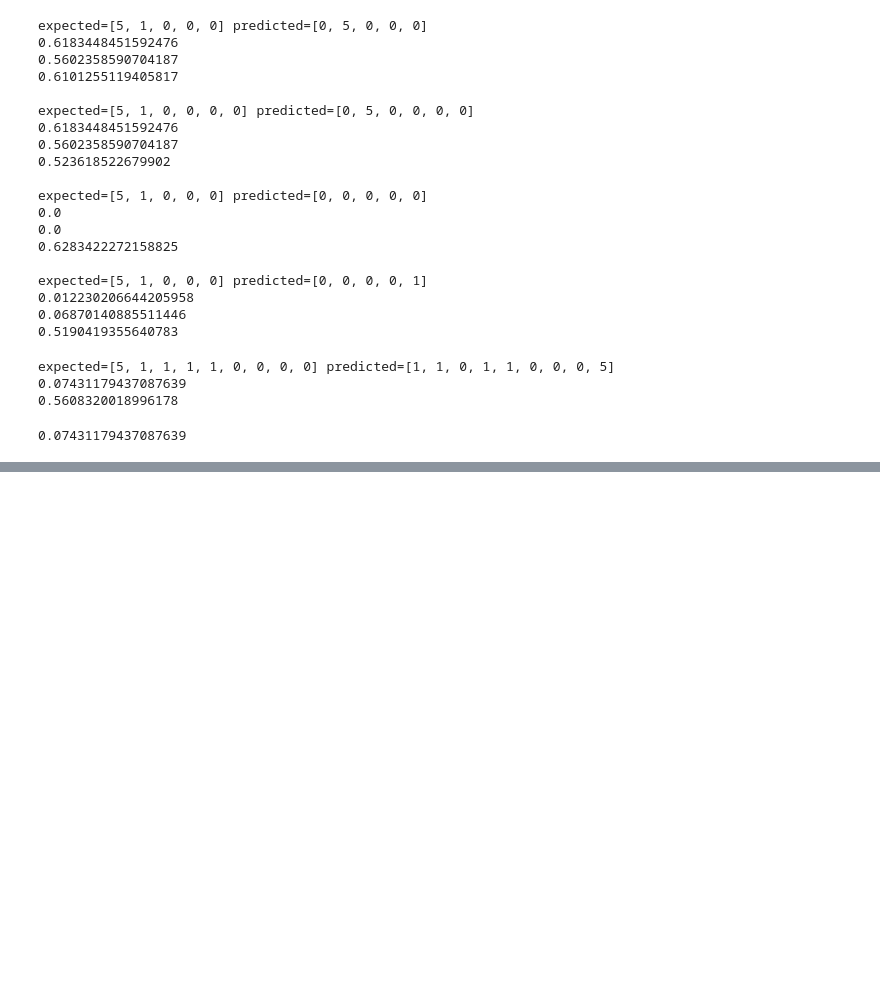
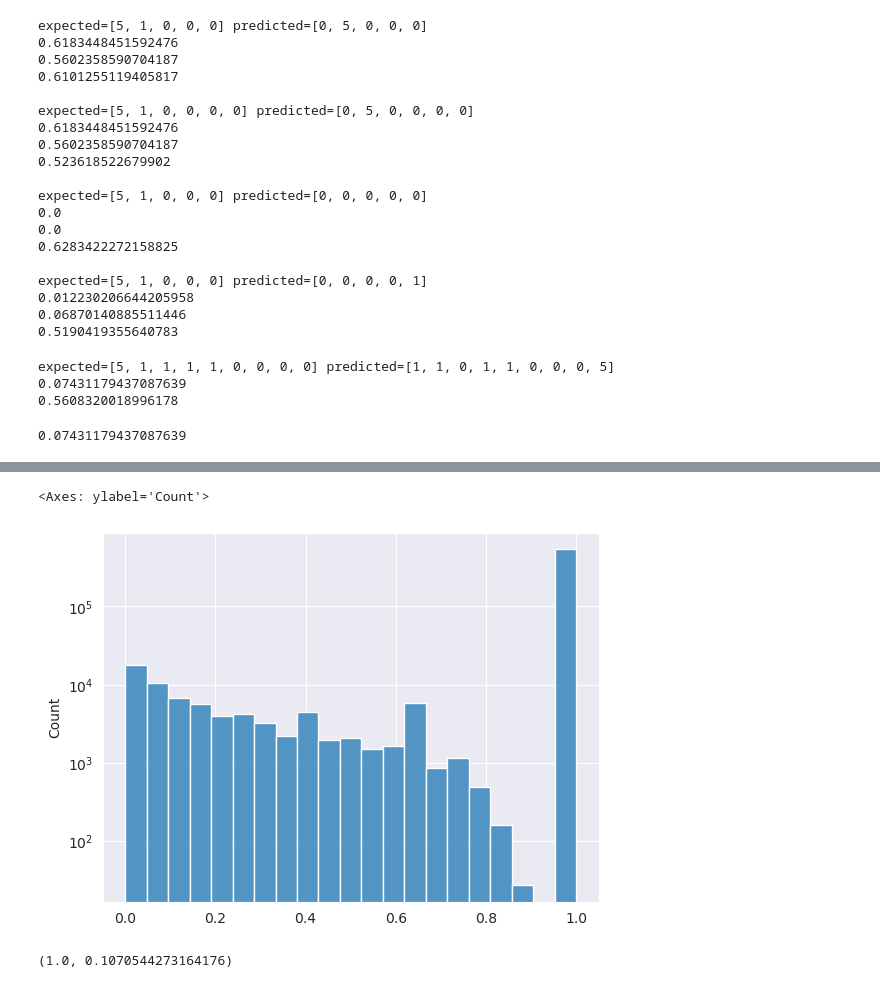
Before and after one commit to chrysapz/Expedia-Hotel-Reccomendation, a Jupyter notebook: robert_eda.ipynb, the cells around one changed output, grey strips where cells are left out. Saved outputs shown, nothing was run; the diff lists cells and outputs as text; code cells hidden in the pictures; blank space fills up the shorter version.

Commit message:
checkpoint

```diff
--- a/robert_eda.ipynb
+++ b/robert_eda.ipynb
@@ -1262,3 +1314,7 @@ def ndcg_dmt(predicted_scores, n=5):
 ndcg_dmt(predicted, 5)
 # %% [output]
 0.07431179437087639
+# %%
+# check the number of search destinations ids for a property id
+df_ps = df.groupby(['prop_id', 'srch_destination_id']).agg({'srch_destination_id':'count', 'booking_bool':'sum', 'click_bool':'sum'}).sort_values('booking_bool', ascending=False)
+df_ps
@@ -1264,0 +1336,5 @@ ndcg_dmt(predicted, 5)
+# %%
+avg_booking_prob = df_ps.booking_bool.sum() / df_ps.srch_destination_id.sum()
+avg_click_prob = df_ps.click_bool.sum() / df_ps.srch_destination_id.sum()
+
+avg_booking_prob, avg_click_prob
@@ -1264,0 +1343,9 @@ ndcg_dmt(predicted, 5)
+# %%
+# get the most predictive prop_id, srch_destination_id combinations for booking
+from scipy import stats
+
+def _booking_binom_test(row):
+    return stats.binomtest(row.booking_bool, row.srch_destination_id, p=avg_booking_prob).pvalue
+
+booking_pval = df_ps.apply(_booking_binom_test, axis=1)
+booking_pval
@@ -1264,0 +1366,9 @@ ndcg_dmt(predicted, 5)
+# %%
+sns.histplot(booking_pval, discrete=False, log_scale=(False, True))
+# %% [output]
+<Axes: ylabel='Count'>
+[figure, added]
+# %%
+booking_pval.median(), np.quantile(booking_pval.to_numpy(), q=0.05)
+# %% [output]
+(1.0, 0.1070544273164176)
```
Also changed, not shown: parts of 19 cells of this notebook, 3 other files.
